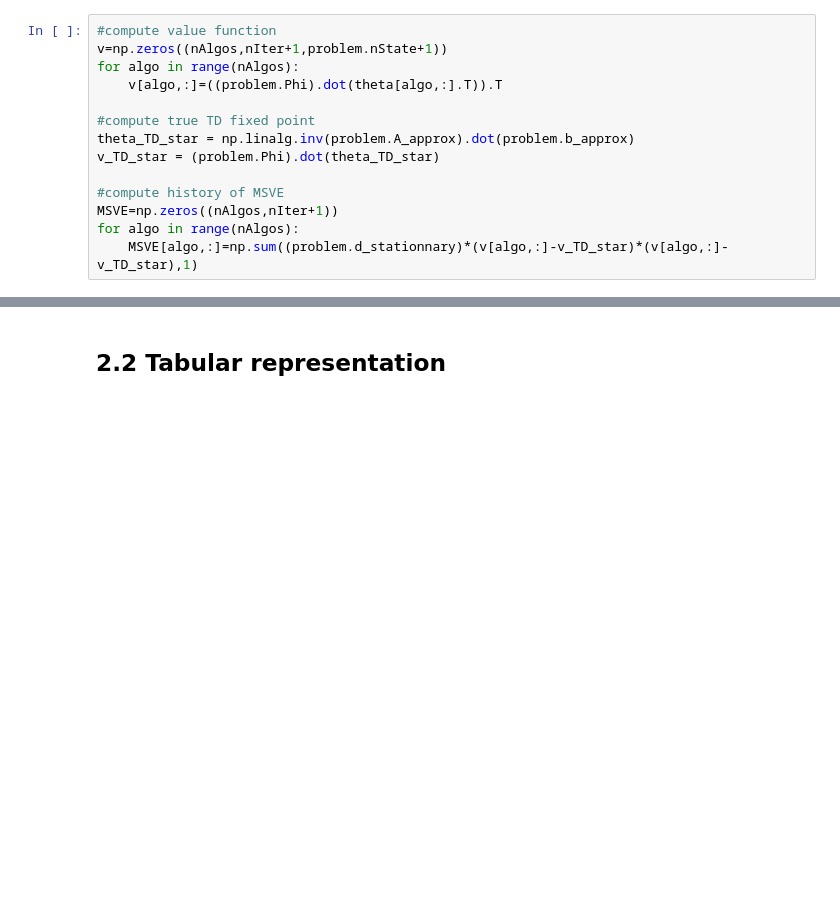
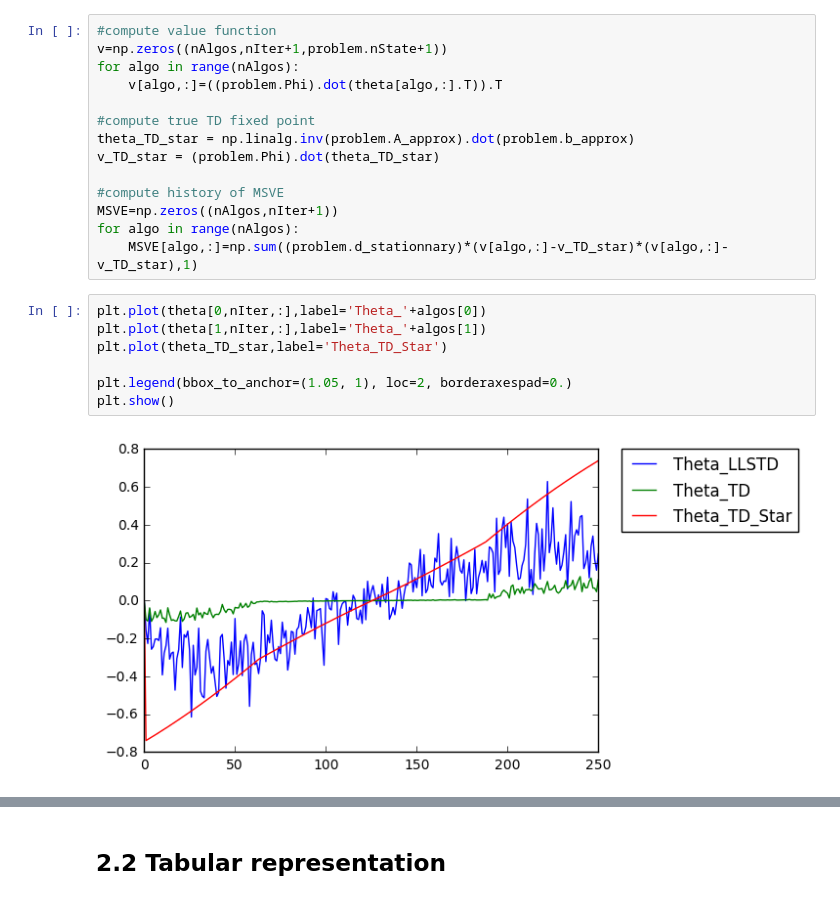
Before and after one commit to mtanneau/ReinforcementLearningClass, a Jupyter notebook: project/Presentation_Mar24_MTanneau.ipynb, the cells around one changed output, grey strips where cells are left out. Saved outputs shown, nothing was run; the diff lists cells and outputs as text; blank space fills up the shorter version.

```diff
--- a/project/Presentation_Mar24_MTanneau.ipynb
+++ b/project/Presentation_Mar24_MTanneau.ipynb
@@ -937,6 +950,15 @@ v_TD_star = (problem.Phi).dot(theta_TD_star)
 MSVE=np.zeros((nAlgos,nIter+1))
 for algo in range(nAlgos):
     MSVE[algo,:]=np.sum((problem.d_stationnary)*(v[algo,:]-v_TD_star)*(v[algo,:]-v_TD_star),1)
+# %%
+plt.plot(theta[0,nIter,:],label='Theta_'+algos[0])
+plt.plot(theta[1,nIter,:],label='Theta_'+algos[1])
+plt.plot(theta_TD_star,label='Theta_TD_Star')
+
+plt.legend(bbox_to_anchor=(1.05, 1), loc=2, borderaxespad=0.)
+plt.show()
+# %% [output]
+[figure, added]
 # %%
 for algo in range(nAlgos):
     plt.semilogy(MSVE[algo,:],label=algos[algo])
```
Also changed, not shown: parts of 6 cells of this notebook.
